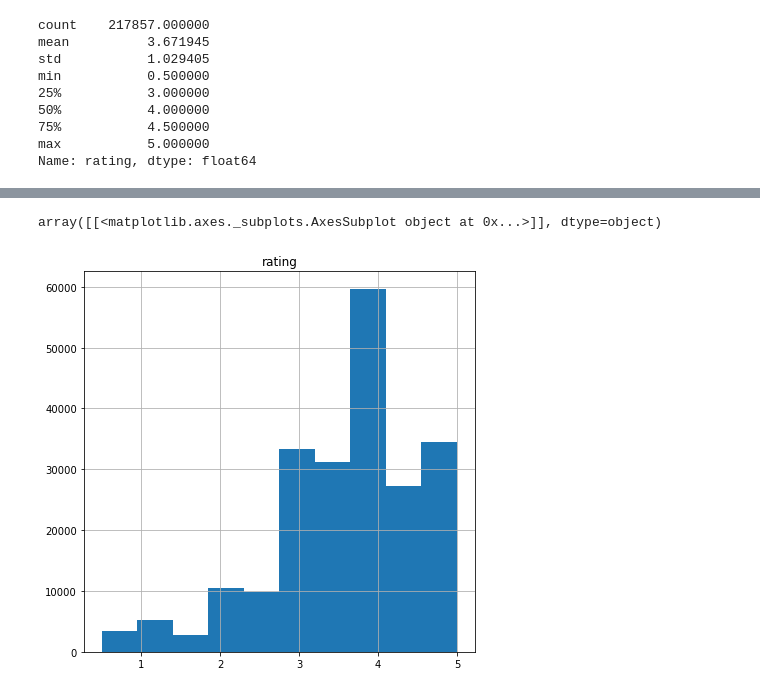
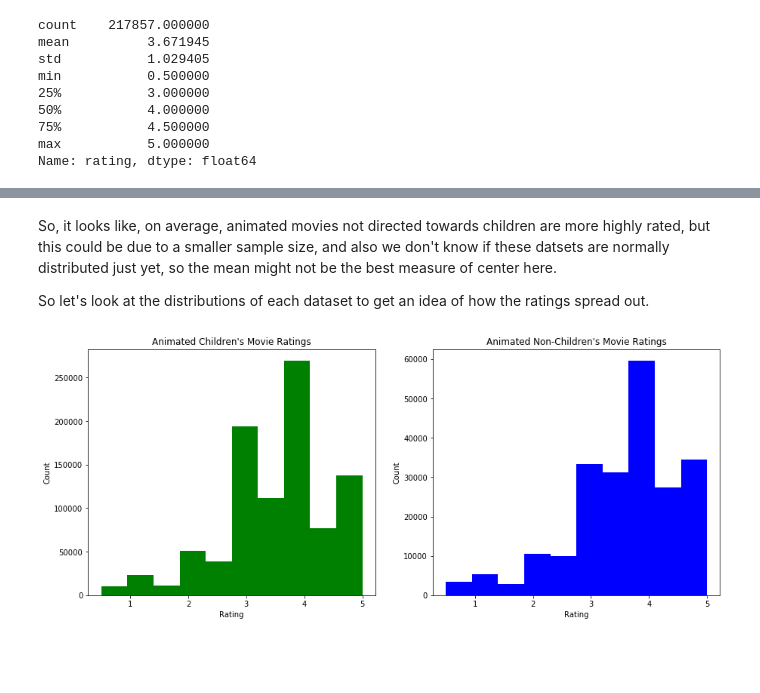
Before and after one commit to stephenlaw30/DataScienceMasters, a Jupyter notebook: Python/UCSD/PythonForDataScience/Week6/Mini Project.ipynb, the cells around one changed output, grey strips where cells are left out. Drawn from its saved outputs; the diff is of its cells as text; code cells hidden in the pictures; blank space fills up the shorter version.

```diff
--- a/Python/UCSD/PythonForDataScience/Week6/Mini Project.ipynb
+++ b/Python/UCSD/PythonForDataScience/Week6/Mini Project.ipynb
@@ -133,7 +136,26 @@ array([[<matplotlib.axes._subplots.AxesSubplot object at 0x...>]], dtype=object)
-# %%
-# plot histogram of movie ratings in a 7x7 plot
-
-animated_adult.hist(column = 'rating', figsize = (7,7))
-# %% [output]
-array([[<matplotlib.axes._subplots.AxesSubplot object at 0x...>]], dtype=object)
-[figure, removed]
+# %% [markdown]
+So, it looks like, on average, animated movies not directed towards children are more highly rated, but this could be due to a smaller sample size, and also we don't know if these datsets are normally distributed just yet, so the mean might not be the best measure of center here.
+
+So let's look at the distributions of each dataset to get an idea of how the ratings spread out.
+# %%
+fig, axes = plt.subplots(nrows=1, ncols=2, figsize=(15,6)) # 2 resulting objects
+
+#plt.subplot(1,2,1)
+
+axes[0].hist(animated_children['rating'], 10, normed = False, facecolor = 'green')
+# label the axis and title the plot
+axes[0].set_xlabel('Rating')
+axes[0].set_ylabel('Count')
+axes[0].set_title('Animated Children\'s Movie Ratings') # More on color options later
+#axes[0].grid(True)
+
+axes[1].hist(animated_non_children['rating'], 10, normed = False, facecolor = 'blue')
+# label the axis and title the plot
+axes[1].set_xlabel('Rating')
+axes[1].set_ylabel('Count')
+axes[1].set_title('Animated Non-Children\'s Movie Ratings') # More on color options later
+#axes[1].grid(True)
+
+plt.show()
+# %% [output]
+[figure, added]
```
Also changed, not shown: parts of 44 cells of this notebook, 5 other files.
